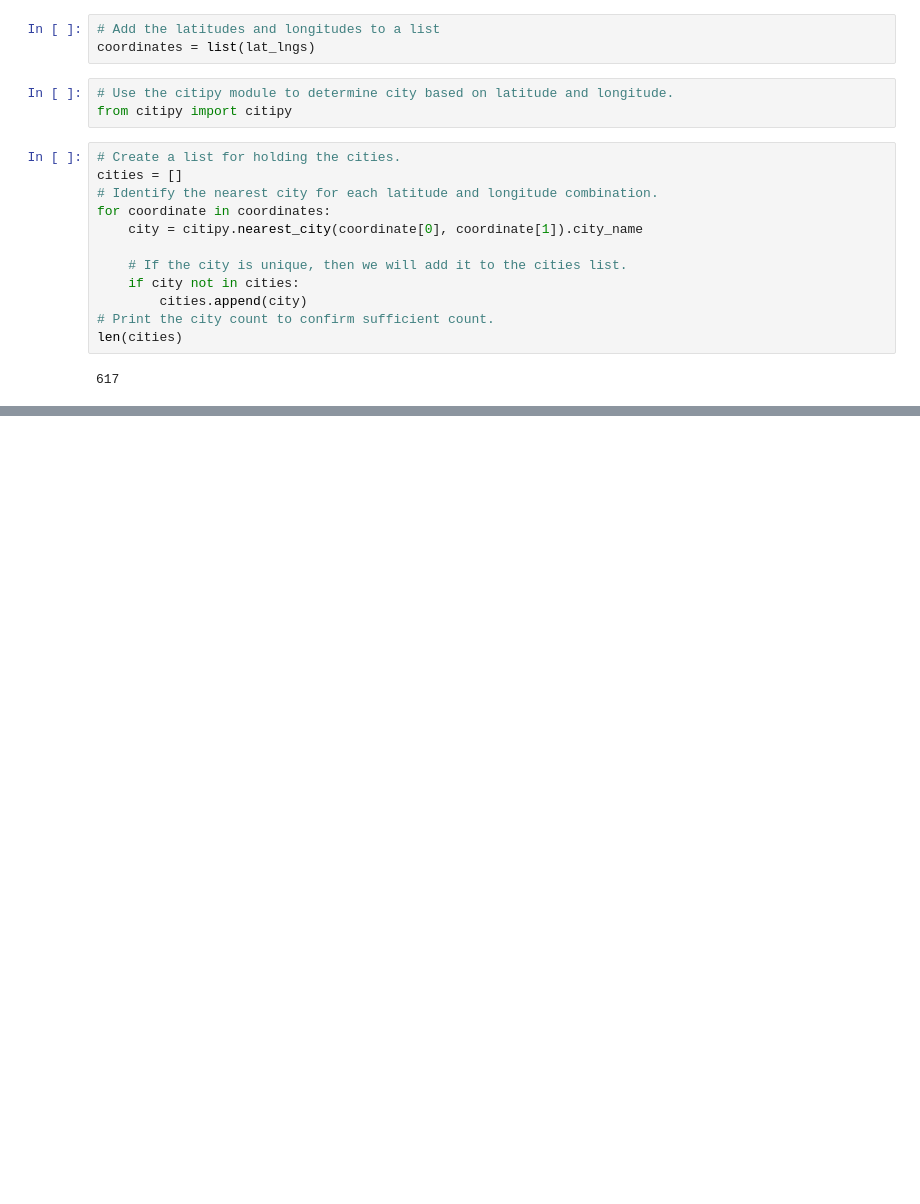
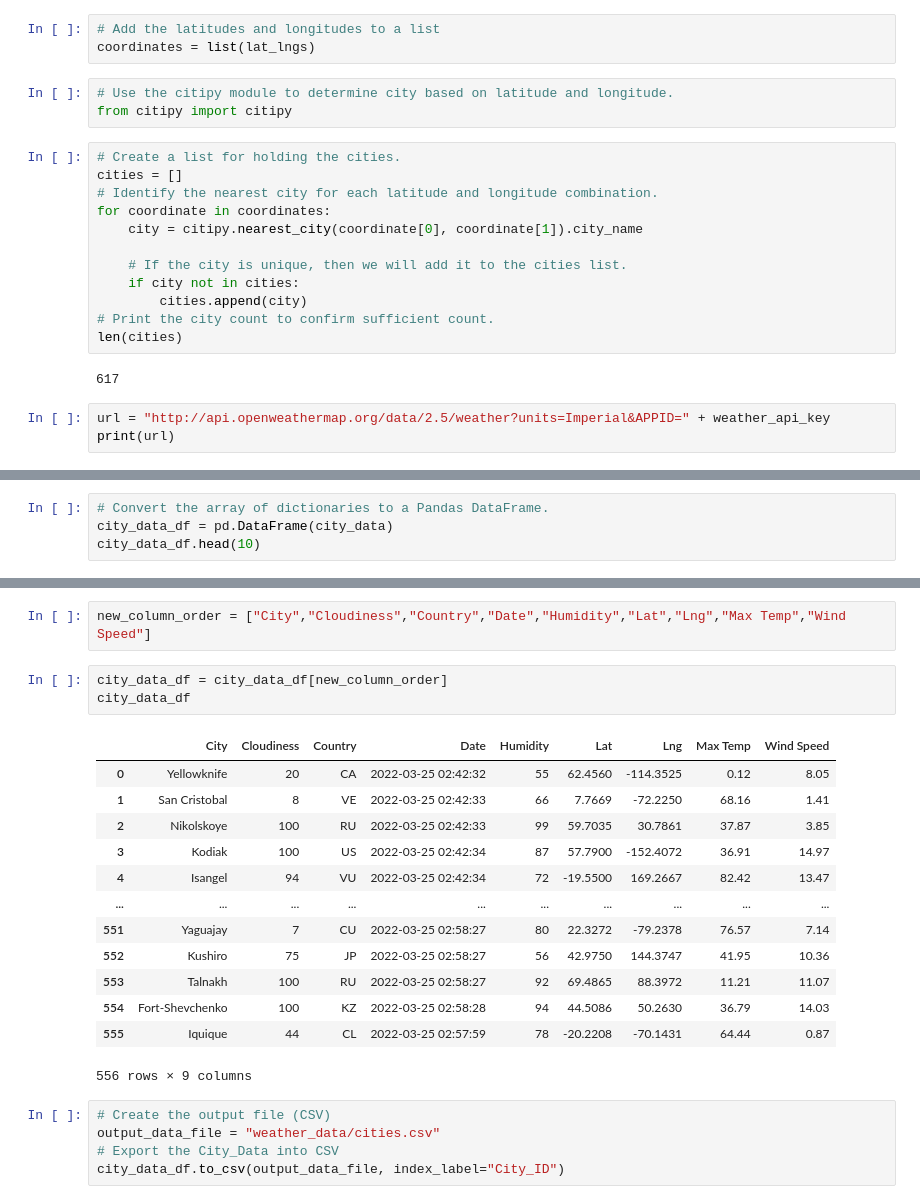
Before and after one commit to Alberto367/World_Weather_Analysis, a Jupyter notebook: WeatherPy.ipynb, the cells around one changed output, grey strips where cells are left out. Drawn from its saved outputs; the diff is of its cells as text; blank space fills up the shorter version.

```diff
--- a/WeatherPy.ipynb
+++ b/WeatherPy.ipynb
@@ -30,3 +34,6 @@ for coordinate in coordinates:
 len(cities)
 # %% [output]
 617
+# %%
+url = "http://api.openweathermap.org/data/2.5/weather?units=Imperial&APPID=" + weather_api_key
+print(url)
@@ -32,0 +127,4 @@ len(cities)
+# %%
+# Convert the array of dictionaries to a Pandas DataFrame.
+city_data_df = pd.DataFrame(city_data)
+city_data_df.head(10)
@@ -32,0 +143,24 @@ len(cities)
+# %%
+new_column_order = ["City","Cloudiness","Country","Date","Humidity","Lat","Lng","Max Temp","Wind Speed"]
+# %%
+city_data_df = city_data_df[new_column_order]
+city_data_df
+# %% [output]
+|  | City | Cloudiness | Country | Date | Humidity | Lat | Lng | Max Temp | Wind Speed |
+| 0 | Yellowknife | 20 | CA | 2022-03-25 02:42:32 | 55 | 62.4560 | -114.3525 | 0.12 | 8.05 |
+| 1 | San Cristobal | 8 | VE | 2022-03-25 02:42:33 | 66 | 7.7669 | -72.2250 | 68.16 | 1.41 |
+| 2 | Nikolskoye | 100 | RU | 2022-03-25 02:42:33 | 99 | 59.7035 | 30.7861 | 37.87 | 3.85 |
+| 3 | Kodiak | 100 | US | 2022-03-25 02:42:34 | 87 | 57.7900 | -152.4072 | 36.91 | 14.97 |
+| 4 | Isangel | 94 | VU | 2022-03-25 02:42:34 | 72 | -19.5500 | 169.2667 | 82.42 | 13.47 |
+| ... | ... | ... | ... | ... | ... | ... | ... | ... | ... |
+| 551 | Yaguajay | 7 | CU | 2022-03-25 02:58:27 | 80 | 22.3272 | -79.2378 | 76.57 | 7.14 |
+| 552 | Kushiro | 75 | JP | 2022-03-25 02:58:27 | 56 | 42.9750 | 144.3747 | 41.95 | 10.36 |
+| 553 | Talnakh | 100 | RU | 2022-03-25 02:58:27 | 92 | 69.4865 | 88.3972 | 11.21 | 11.07 |
+| 554 | Fort-Shevchenko | 100 | KZ | 2022-03-25 02:58:28 | 94 | 44.5086 | 50.2630 | 36.79 | 14.03 |
+| 555 | Iquique | 44 | CL | 2022-03-25 02:57:59 | 78 | -20.2208 | -70.1431 | 64.44 | 0.87 |
+556 rows × 9 columns
+# %%
+# Create the output file (CSV)
+output_data_file = "weather_data/cities.csv"
+# Export the City_Data into CSV
+city_data_df.to_csv(output_data_file, index_label="City_ID")
```
Also changed, not shown: parts of 5 cells of this notebook, 4 other files.
